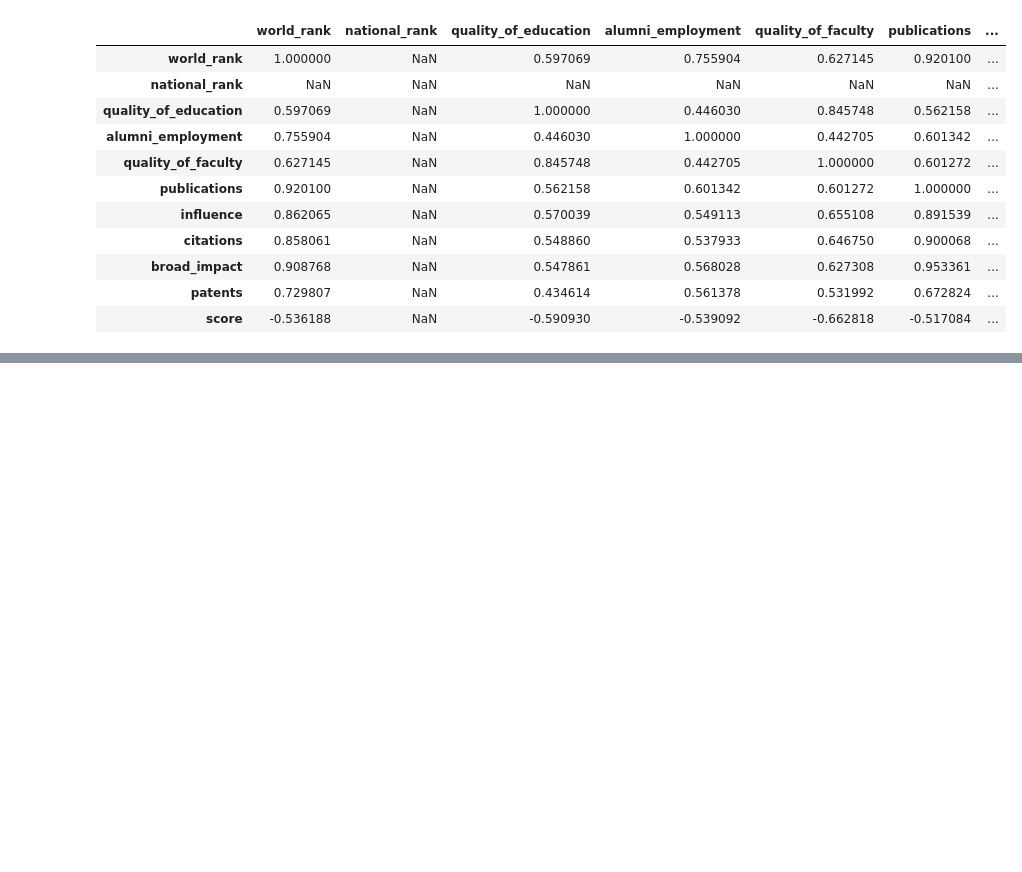
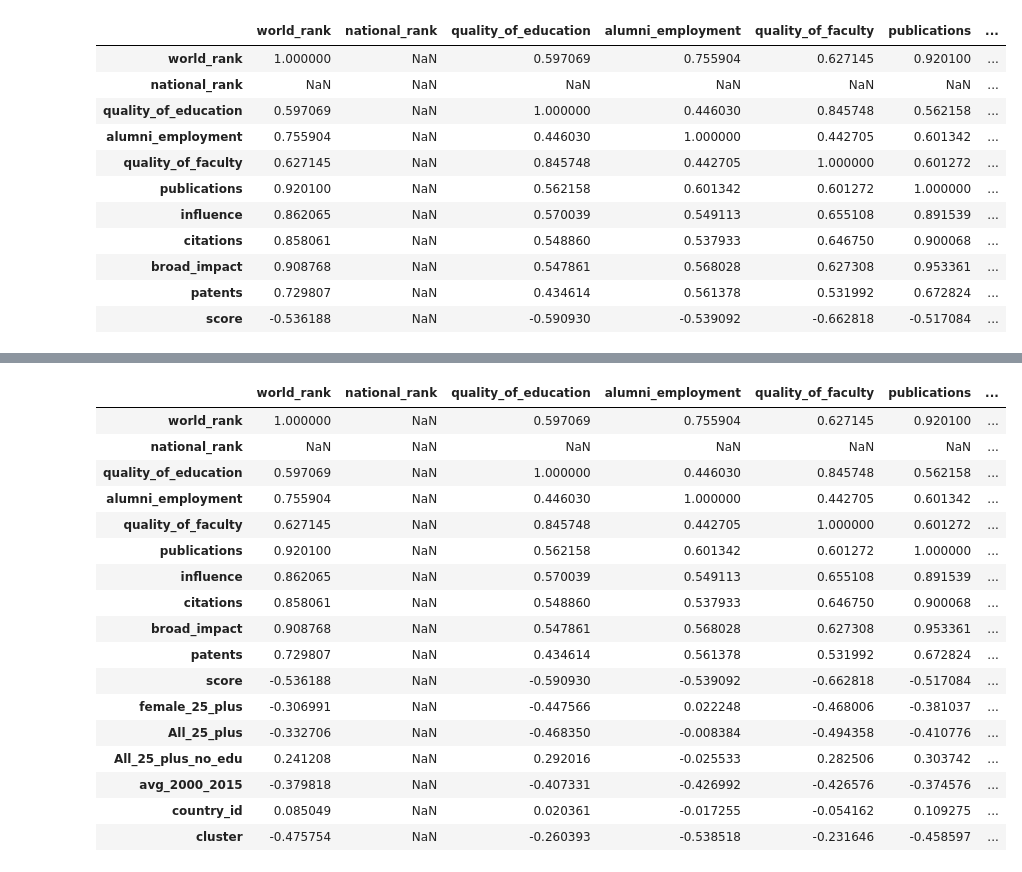
Before and after one commit to bluewallumich/Predicting-Educational-Outcomes, a Jupyter notebook: Milestone II Project v1.ipynb, the cells around one changed output, grey strips where cells are left out. Cells and saved outputs as stored; diff of their text form; code cells hidden in the pictures; blank space fills up the shorter version.

```diff
--- a/Milestone II Project v1.ipynb
+++ b/Milestone II Project v1.ipynb
@@ -45,7 +45,7 @@ test_df
 ### pound added so I can find this easier in GIT ###
 #############################################################
 ### Cleaning Higher Ed Data.  We take the top nationally ranked colleges from each country and average the data
-rank_one_df = higherED_df[higherED_df['national_rank'] == 1]
+rank_one_df = higherED_df[higherED_df['national_rank'] <= 1]
 
 
 sorted_rank_df = rank_one_df.sort_values(['score','country'],ascending = (False,False))
@@ -56,6 +56,8 @@ first_column = drop_institution_df.pop('country')
 drop_institution_df.insert(0, 'country', first_column)
 
 ###Get mean and round to remove uncessary zeros.
-mean_df = grouped_df = drop_institution_df.groupby(by=['country']).mean()
-resorted_df = mean_df.sort_values(['score'],ascending=False).round(2)
-h_ed_df= resorted_df.copy()
+mean_df = grouped_df = drop_institution_df.groupby(by=['country']).mean().round(2)
+
+h_ed_df= mean_df.copy()
+
+h_ed_df.head()
@@ -408,0 +405,21 @@ a_final_frame.head()
+# %%
+a_final_frame.corr()
+# %% [output]
+|  | world_rank | national_rank | quality_of_education | alumni_employment | quality_of_faculty | publications | ... |
+| world_rank | 1.000000 | NaN | 0.597069 | 0.755904 | 0.627145 | 0.920100 | ... |
+| national_rank | NaN | NaN | NaN | NaN | NaN | NaN | ... |
+| quality_of_education | 0.597069 | NaN | 1.000000 | 0.446030 | 0.845748 | 0.562158 | ... |
+| alumni_employment | 0.755904 | NaN | 0.446030 | 1.000000 | 0.442705 | 0.601342 | ... |
+| quality_of_faculty | 0.627145 | NaN | 0.845748 | 0.442705 | 1.000000 | 0.601272 | ... |
+| publications | 0.920100 | NaN | 0.562158 | 0.601342 | 0.601272 | 1.000000 | ... |
+| influence | 0.862065 | NaN | 0.570039 | 0.549113 | 0.655108 | 0.891539 | ... |
+| citations | 0.858061 | NaN | 0.548860 | 0.537933 | 0.646750 | 0.900068 | ... |
+| broad_impact | 0.908768 | NaN | 0.547861 | 0.568028 | 0.627308 | 0.953361 | ... |
+| patents | 0.729807 | NaN | 0.434614 | 0.561378 | 0.531992 | 0.672824 | ... |
+| score | -0.536188 | NaN | -0.590930 | -0.539092 | -0.662818 | -0.517084 | ... |
+| female_25_plus | -0.306991 | NaN | -0.447566 | 0.022248 | -0.468006 | -0.381037 | ... |
+| All_25_plus | -0.332706 | NaN | -0.468350 | -0.008384 | -0.494358 | -0.410776 | ... |
+| All_25_plus_no_edu | 0.241208 | NaN | 0.292016 | -0.025533 | 0.282506 | 0.303742 | ... |
+| avg_2000_2015 | -0.379818 | NaN | -0.407331 | -0.426992 | -0.426576 | -0.374576 | ... |
+| country_id | 0.085049 | NaN | 0.020361 | -0.017255 | -0.054162 | 0.109275 | ... |
+| cluster | -0.475754 | NaN | -0.260393 | -0.538518 | -0.231646 | -0.458597 | ... |
```
Also changed, not shown: parts of 10 cells of this notebook.
